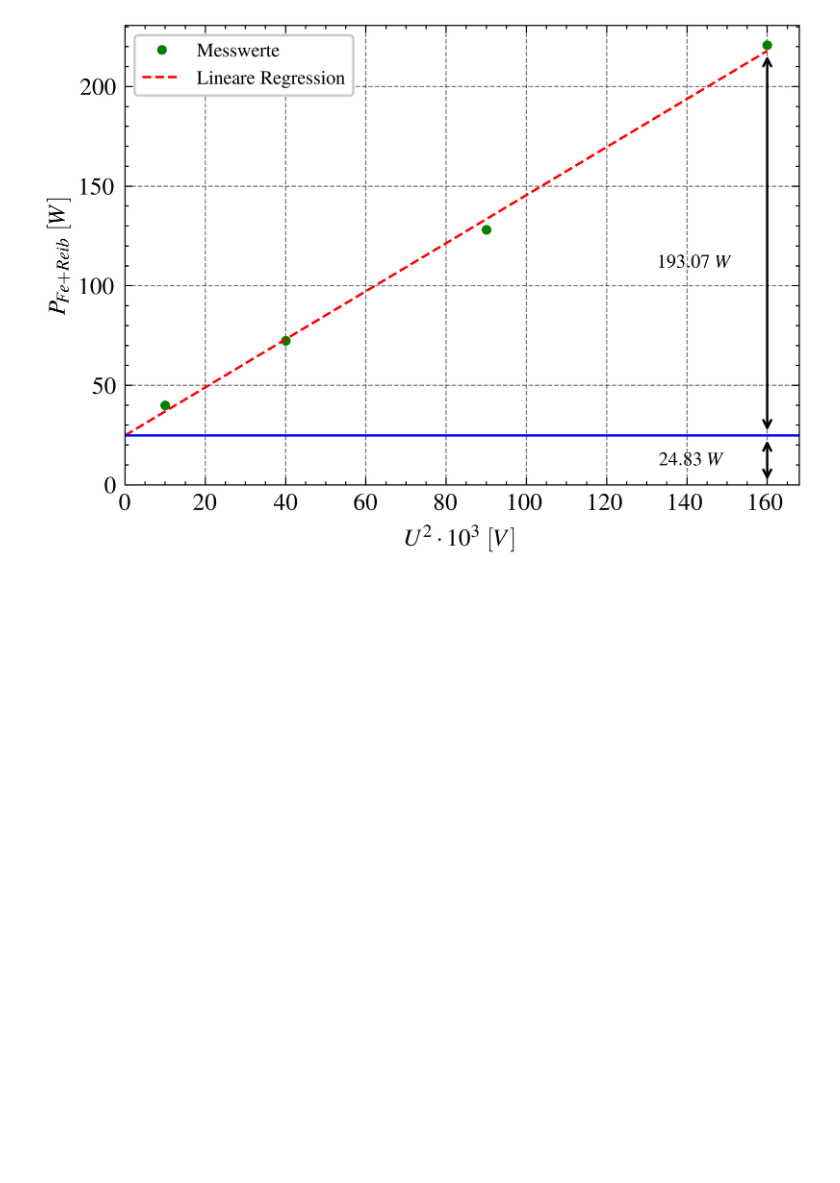
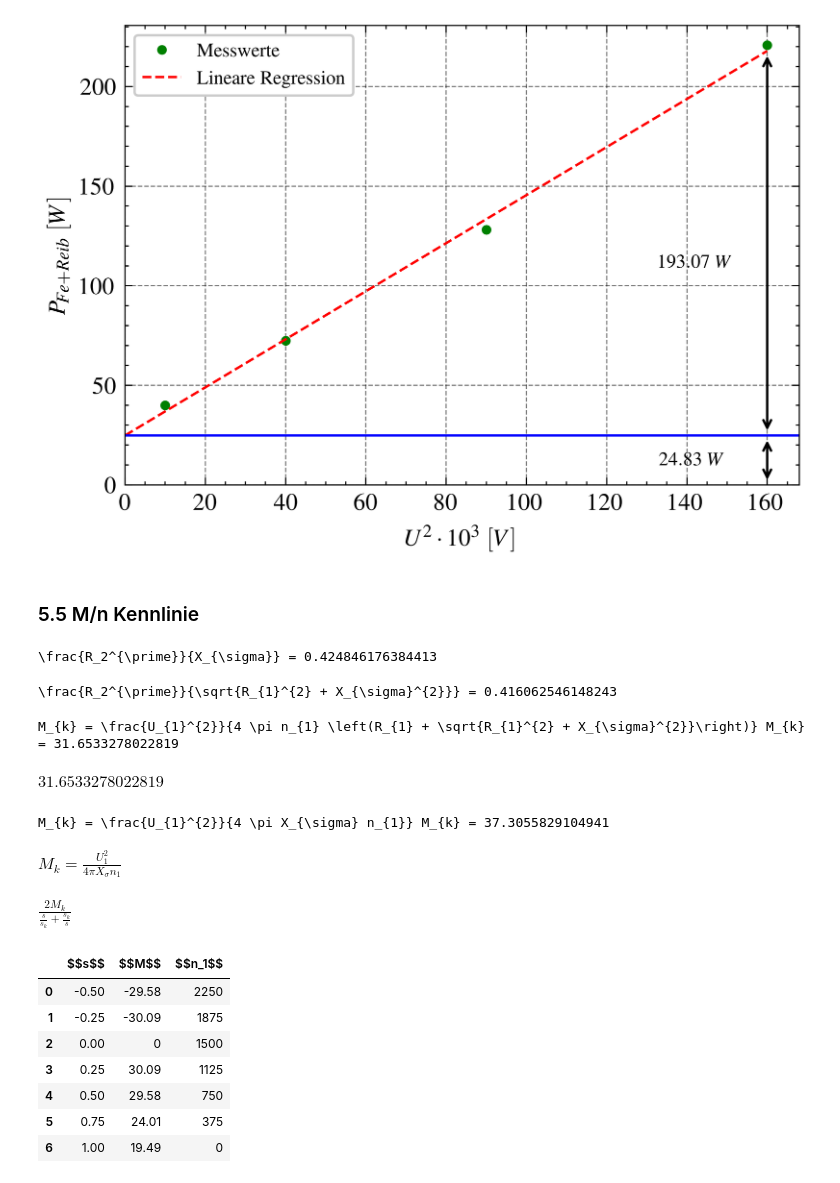
Before and after one commit to ayham291/PEM, a Jupyter notebook: ASM/ASM_Calculations.ipynb, the cells around one changed output. Drawn from its saved outputs; the diff is of its cells as text; code cells hidden in the pictures; blank space fills up the shorter version.

```diff
--- a/ASM/ASM_Calculations.ipynb
+++ b/ASM/ASM_Calculations.ipynb
@@ -236,3 +240,66 @@ print(p)
 # %% [output]
 1.207 x + 24.83
 [figure]
+# %% [markdown]
+### 5.5 M/n Kennlinie
+# %%
+R_2_prime, X_sigma, R_1, s_k = sp.symbols('R_2^{\prime}, X_sigma, R_1, s_k')
+# R_2_prime = 5.80
+# X_sigma = 13.652
+# R_1 = 2.82
+s_k = R_2_prime / X_sigma
+print(latex(s_k), '=' ,s_k.subs(R_2_prime, 5.80).subs(X_sigma, 13.652))
+# %% [output]
+\frac{R_2^{\prime}}{X_{\sigma}} = 0.424846176384413
+# %%
+s_k = R_2_prime / sp.sqrt(R_1**2 + X_sigma**2)
+data_s_k = s_k.subs(R_2_prime, 4.77).subs(X_sigma, 13.652).subs(R_1, 2.32)
+print(latex(s_k), '=' ,s_k.subs(R_2_prime, 5.8).subs(X_sigma, 13.652).subs(R_1, 2.82))
+# %% [output]
+\frac{R_2^{\prime}}{\sqrt{R_{1}^{2} + X_{\sigma}^{2}}} = 0.416062546148243
+# %%
+M_k, U_1, n_1 = sp.symbols('M_k, U_1, n_1')
+
+expr_M_k = sp.Eq(M_k, U_1**2/(4*sp.pi*n_1)*1/(R_1 + sp.sqrt(R_1**2 + X_sigma**2)))
+data_M_k = expr_M_k.subs(U_1, 400).subs(n_1, 1440/60).subs(R_1, 2.82).subs(X_sigma, 13.652).evalf().rhs
+print(latex(expr_M_k), latex(expr_M_k.subs(U_1, 400).subs(n_1, 1440/60).subs(R_1, 2.82).subs(X_sigma, 13.652).evalf()))
+data_M_k
+# %% [output]
+M_{k} = \frac{U_{1}^{2}}{4 \pi n_{1} \left(R_{1} + \sqrt{R_{1}^{2} + X_{\sigma}^{2}}\right)} M_{k} = 31.6533278022819
+$\displaystyle 31.6533278022819$
+# %%
+expr_M_k_approx = sp.Eq(M_k, U_1**2/(4*sp.pi*n_1)*1/X_sigma)
+print(latex(expr_M_k_approx), latex(expr_M_k_approx.subs(U_1, 400).subs(n_1, 1500/60).subs(R_1, 2.82).subs(X_sigma, 13.652).evalf()))
+expr_M_k_approx
+# %% [output]
+M_{k} = \frac{U_{1}^{2}}{4 \pi X_{\sigma} n_{1}} M_{k} = 37.3055829104941
+$\displaystyle M_{k} = \frac{U_{1}^{2}}{4 \pi X_{\sigma} n_{1}}$
+# %%
+s, M, s_k = sp.symbols('s, M, s_k')
+expr_M = sp.Eq(M, M_k*(2/((s/s_k)+(s_k/s))))
+
+data_s = np.arange(-0.5, 1.25, 0.25)
+data_n1 = 1500-1500*data_s
+display(expr_M.rhs)
+
+expr_M_lambdified = sp.lambdify([M_k, s, s_k], expr_M.rhs)
+y_data = expr_M_lambdified(data_M_k, data_s, data_s_k).astype(float)
+# print(data_n1)
+
+data=[]
+for x in range(len(data_s)):
+    data.append([data_s[x], round(expr_M_lambdified(data_M_k, data_s[x], data_s_k), 2), int(data_n1[x])])
+
+display(pd.DataFrame(data, columns=["$$s$$","$$M$$","$$n_1$$"]))
+# pd.DataFrame(data, columns=["$$s$$","$$M$$","$$n_1$$"]).to_latex("tables/klossche_gleichung.tex", index=False)
+# pd.DataFrame(data, columns=["$$s$$","$$M$$","$$n_1$$"]).to_excel("excel/klossche_gleichung.xlsx", index=False)
+# %% [output]
+$\displaystyle \frac{2 M_{k}}{\frac{s}{s_{k}} + \frac{s_{k}}{s}}$
+|  | $$s$$ | $$M$$ | $$n_1$$ |
+| 0 | -0.50 | -29.58 | 2250 |
+| 1 | -0.25 | -30.09 | 1875 |
+| 2 | 0.00 | 0 | 1500 |
+| 3 | 0.25 | 30.09 | 1125 |
+| 4 | 0.50 | 29.58 | 750 |
+| 5 | 0.75 | 24.01 | 375 |
+| 6 | 1.00 | 19.49 | 0 |
```
Also changed, not shown: parts of 3 cells of this notebook.
